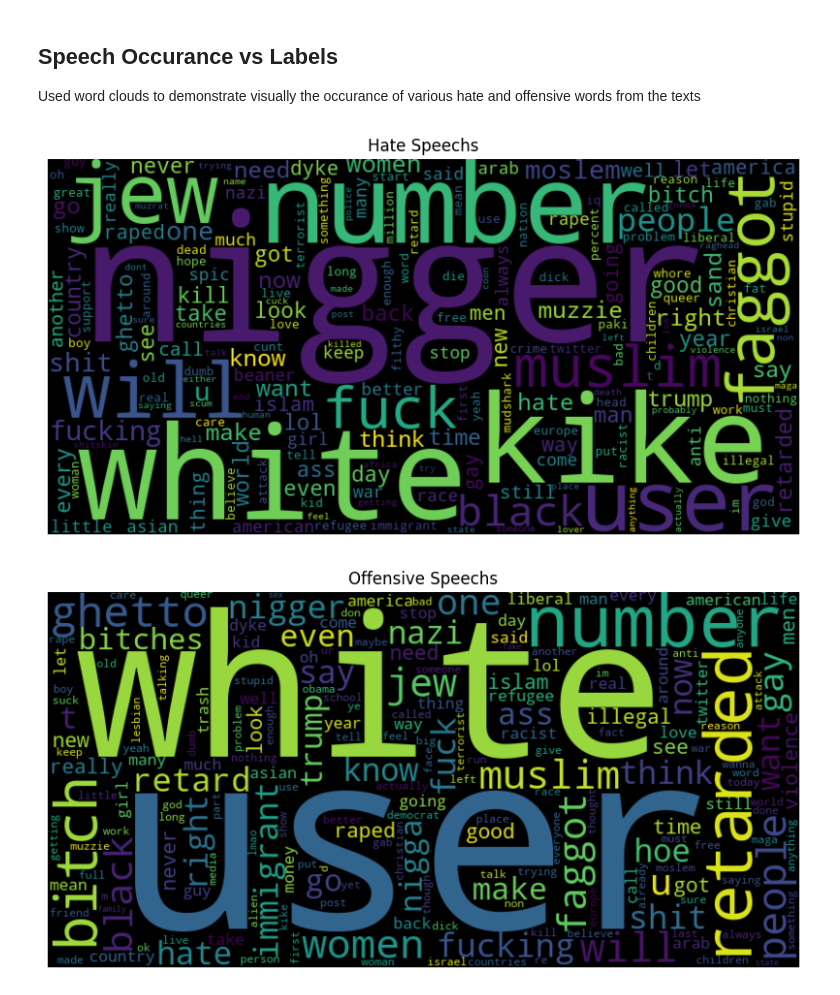
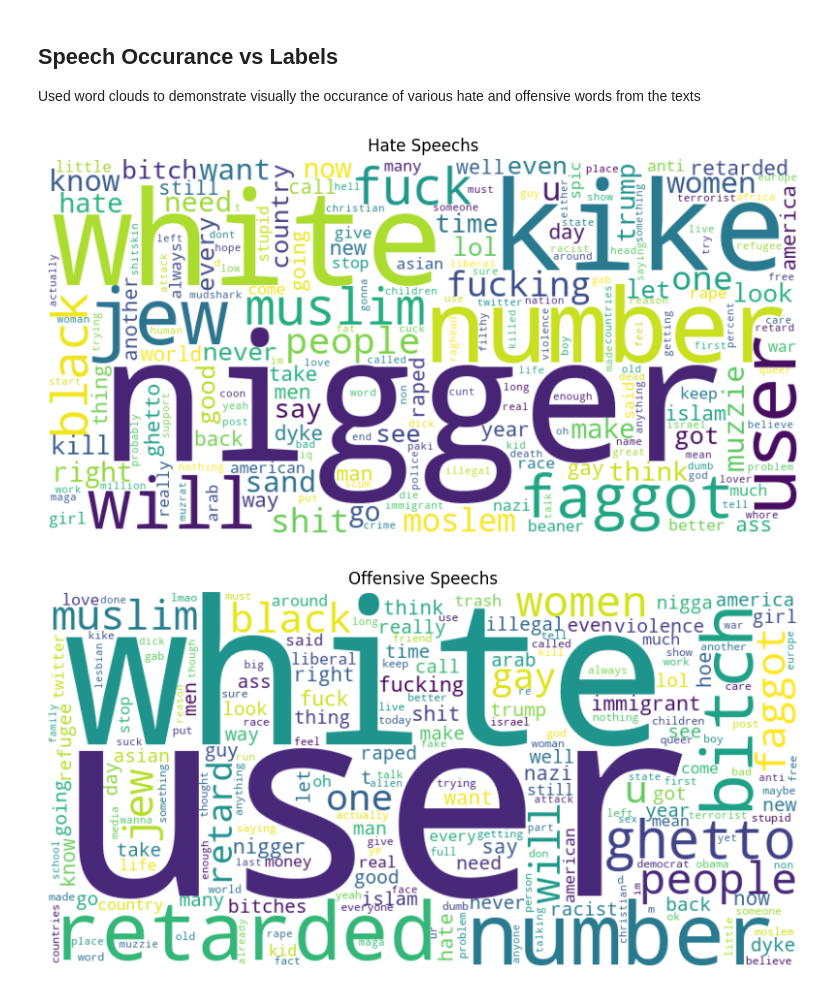
Before and after one commit to idk-jatin/Xai-moderator, a Jupyter notebook: notebooks/eda.ipynb, the cells around one changed output. Drawn from its saved outputs; the diff is of its cells as text; code cells hidden in the pictures.

```diff
--- a/notebooks/eda.ipynb
+++ b/notebooks/eda.ipynb
@@ -293,22 +298,24 @@ Used word clouds to demonstrate visually the occurance of various hate and offen
 # %%
 from wordcloud import WordCloud
 # %%
-wc_hate = WordCloud(width=800,height=400,background_color='black',max_words=200,collocations=False)
+wc_hate = WordCloud(width=800,height=400,background_color='white',max_words=200,collocations=False)
 wc_hate.generate(" ".join(hate_texts))
 plt.figure(figsize=(10,6))
 plt.imshow(wc_hate, interpolation="bilinear")
 plt.axis("off")
 plt.title("Hate Speechs")
+plt.savefig("../figures/hate_word_cloud.png",dpi=300,bbox_inches="tight" )
 plt.show()
 # %% [output]
-[figure, old version]
+[figure, new version]
 # %%
-wc_off = WordCloud(width=800,height=400,background_color='black',max_words=200,collocations=False)
+wc_off = WordCloud(width=800,height=400,background_color='white',max_words=200,collocations=False)
 wc_off.generate(" ".join(off_texts))
 plt.figure(figsize=(10,6))
 plt.imshow(wc_off, interpolation="bilinear")
 plt.axis("off")
 plt.title("Offensive Speechs")
+plt.savefig("../figures/off_word_cloud.png",dpi=300,bbox_inches="tight" )
 plt.show()
 # %% [output]
-[figure, old version]
+[figure, new version]
```
Also changed, not shown: parts of 6 cells of this notebook, 7 other files.
